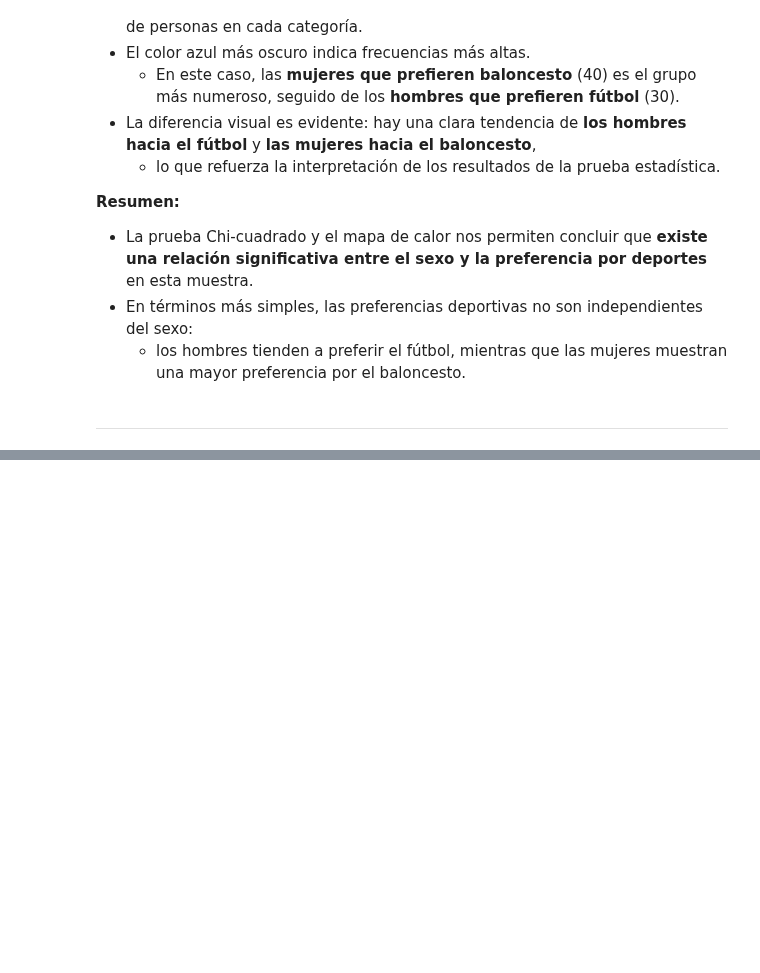
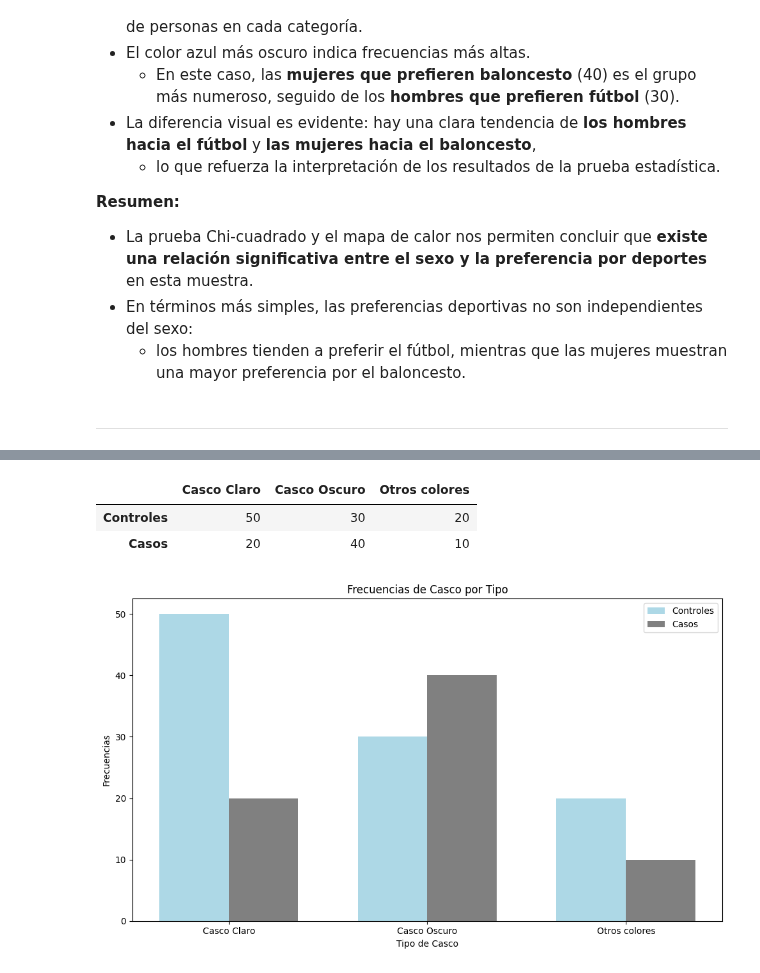
Before and after one commit to DaniCh-Coder/Python-Notes, a Jupyter notebook: ps stats/Multin-TDC/Contingency_table.ipynb, the cells around one changed output, grey strips where cells are left out. Drawn from its saved outputs; the diff is of its cells as text; code cells hidden in the pictures; blank space fills up the shorter version.

Commit message:
Changes to be committed: 	modified:   ps stats/Multin-TDC/Contingency_table.ipynb

```diff
--- a/ps stats/Multin-TDC/Contingency_table.ipynb
+++ b/ps stats/Multin-TDC/Contingency_table.ipynb
@@ -112,0 +123,41 @@ ________________________________________________________________________________
+# %%
+# Datos de frecuencias
+data = {
+    'Casco Claro': [50, 20],  # Frecuencias para Controles y Casos
+    'Casco Oscuro': [30, 40],
+    'Otros colores': [20, 10]
+}
+
+# Crear el DataFrame
+df = pd.DataFrame(data, index=['Controles', 'Casos'])
+
+df
+# %% [output]
+|  | Casco Claro | Casco Oscuro | Otros colores |
+| Controles | 50 | 30 | 20 |
+| Casos | 20 | 40 | 10 |
+# %%
+# Configuración del gráfico
+bar_width = 0.35
+index = np.arange(len(df.columns))
+
+# Crear el gráfico de barras
+fig, ax = plt.subplots(figsize=(10, 6))
+
+# Graficar las barras para controles y casos
+ax.bar(index - bar_width/2, df.loc['Controles'], bar_width, label='Controles', color='lightblue')
+ax.bar(index + bar_width/2, df.loc['Casos'], bar_width, label='Casos', color='gray')
+
+# Etiquetas y título
+ax.set_xlabel('Tipo de Casco')
+ax.set_ylabel('Frecuencias')
+ax.set_title('Frecuencias de Casco por Tipo')
+ax.set_xticks(index)
+ax.set_xticklabels(df.columns)
+ax.legend()
+
+# Mostrar el gráfico
+plt.tight_layout()
+plt.show()
+# %% [output]
+[figure, added]
```
Also changed, not shown: parts of 11 cells of this notebook.
